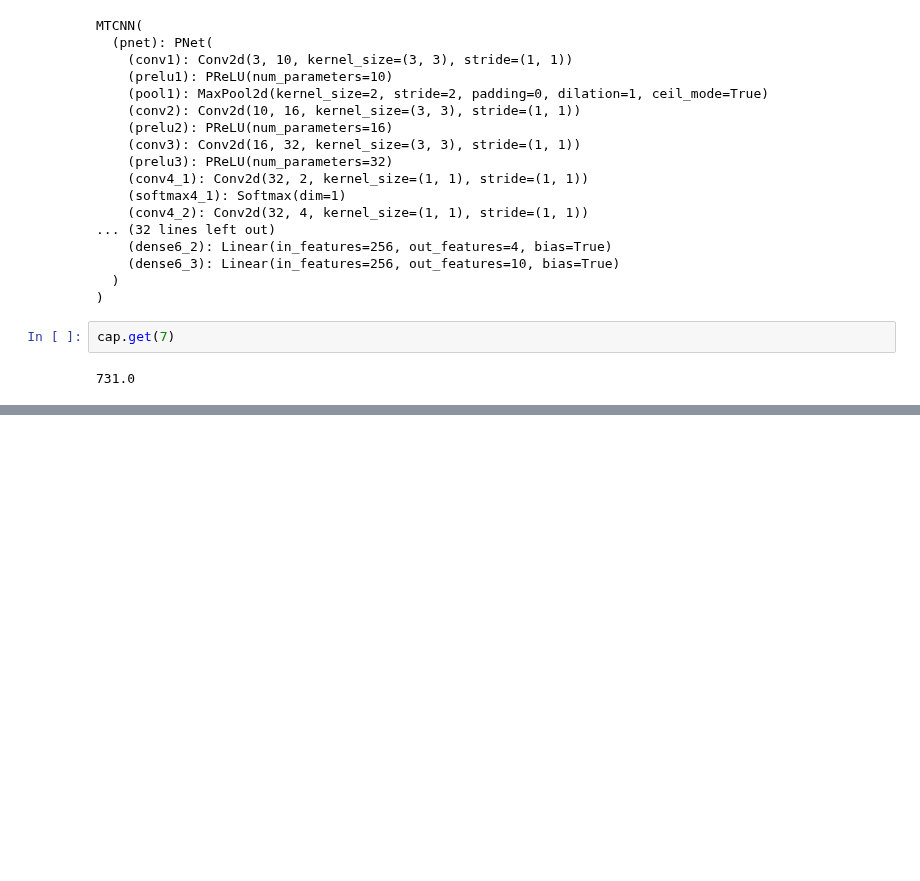
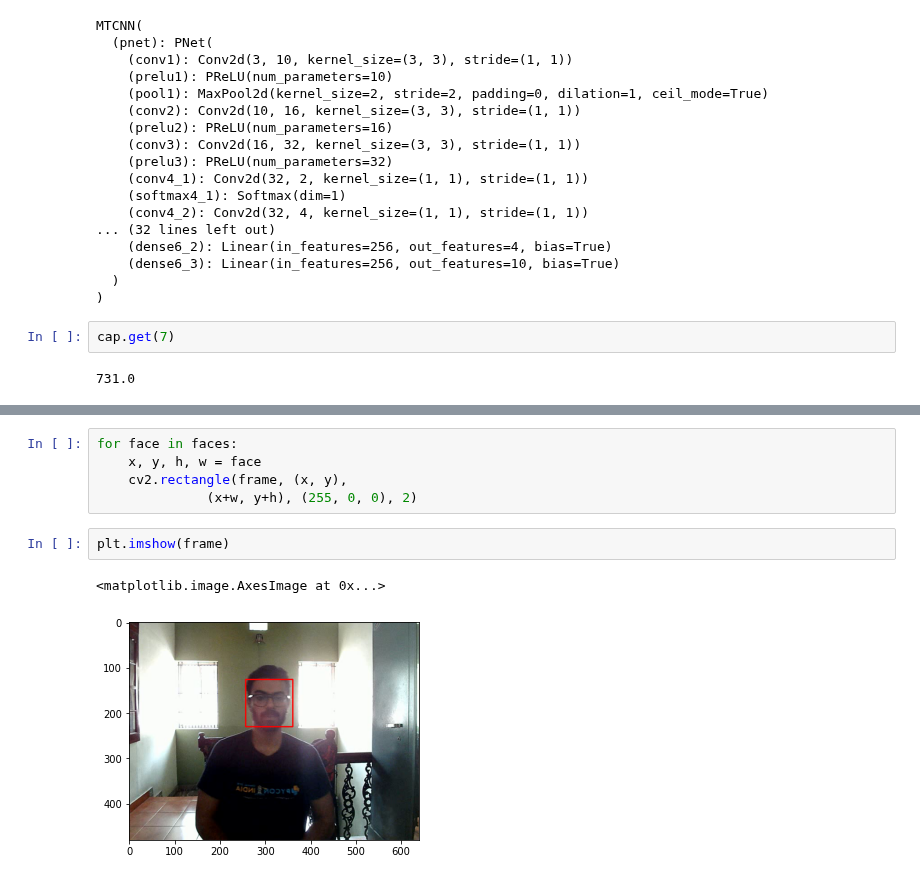
Before and after one commit to jjmachan/Who-art-thou, a Jupyter notebook: Face tracker.ipynb, the cells around one changed output, grey strips where cells are left out. Cells and saved outputs as stored; diff of their text form; blank space fills up the shorter version.

```diff
--- a/Face tracker.ipynb
+++ b/Face tracker.ipynb
@@ -66,0 +94,10 @@ plt.imshow(frame)
+# %%
+for face in faces:
+    x, y, h, w = face
+    cv2.rectangle(frame, (x, y),
+              (x+w, y+h), (255, 0, 0), 2)
+# %%
+plt.imshow(frame)
+# %% [output]
+<matplotlib.image.AxesImage at 0x...>
+[figure, added]
```
Also changed, not shown: parts of 7 cells of this notebook, 2 other files.
